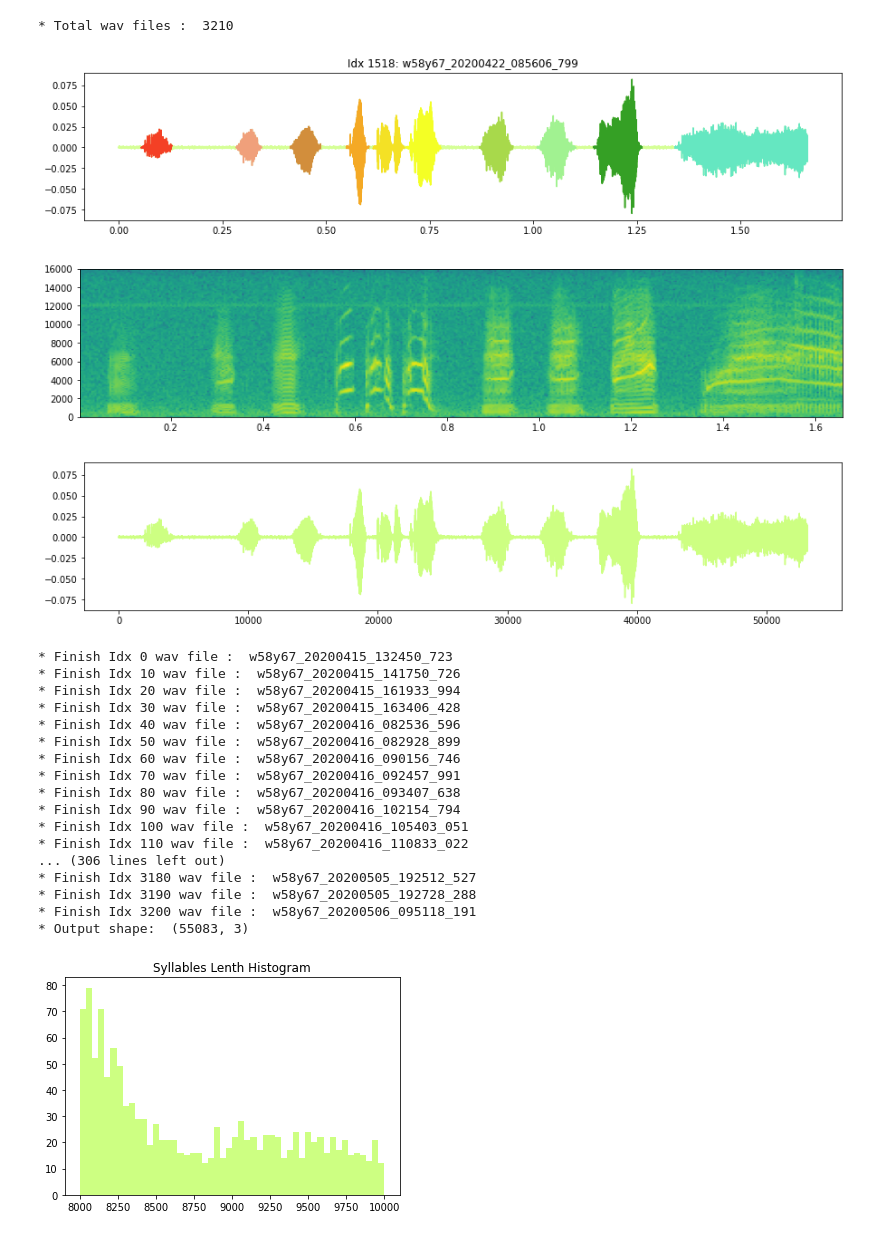
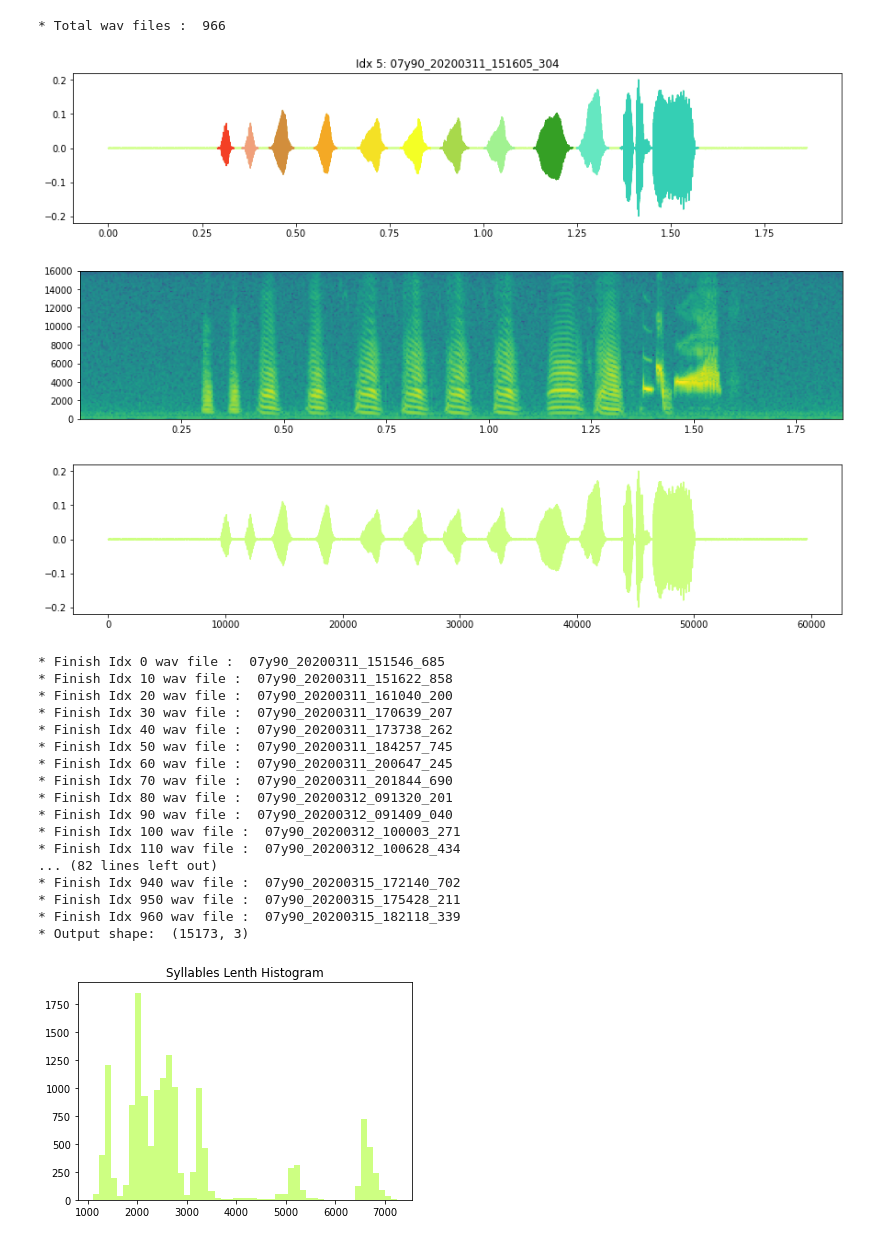
Before and after one commit to yebiny/Songbird-clusturing, a Jupyter notebook: 1-DataCleaning/DataCleaning.ipynb, the cells around one changed output. Saved outputs shown, nothing was run; the diff lists cells and outputs as text; code cells hidden in the pictures.

```diff
--- a/1-DataCleaning/DataCleaning.ipynb
+++ b/1-DataCleaning/DataCleaning.ipynb
@@ -6,41 +3,44 @@ save_path = './data/w58y67/prepro_0729'
+# %%
+data_path = '../0-Data/o7y90/org/'
+save_path = '../0-Data/o7y90/0731'
 # %%
 DC = DataClean(data_path)
 # %%
 wav_list = DC.wav_list
 print('* Total wav files : ', len(wav_list))
 # %% [output]
-* Total wav files :  3210
+* Total wav files :  966
 # %%
-DC.check_wav_img(1518)
+DC.check_wav_img(5)
 # %% [output]
-[figure, old version]
+[figure, new version]
-[figure, old version]
+[figure, new version]
-[figure, old version]
+[figure, new version]
 # %%
 syllable_list = DC.get_syllable_list(wav_list)
 print('* Output shape: ', syllable_list.shape)
 # %% [output]
-* Finish Idx 0 wav file :  w58y67_20200415_132450_723
-* Finish Idx 10 wav file :  w58y67_20200415_141750_726
-* Finish Idx 20 wav file :  w58y67_20200415_161933_994
-* Finish Idx 30 wav file :  w58y67_20200415_163406_428
-* Finish Idx 40 wav file :  w58y67_20200416_082536_596
-* Finish Idx 50 wav file :  w58y67_20200416_082928_899
-* Finish Idx 60 wav file :  w58y67_20200416_090156_746
-* Finish Idx 70 wav file :  w58y67_20200416_092457_991
-* Finish Idx 80 wav file :  w58y67_20200416_093407_638
-* Finish Idx 90 wav file :  w58y67_20200416_102154_794
-* Finish Idx 100 wav file :  w58y67_20200416_105403_051
-* Finish Idx 110 wav file :  w58y67_20200416_110833_022
-... (306 lines left out)
-* Finish Idx 3180 wav file :  w58y67_20200505_192512_527
-* Finish Idx 3190 wav file :  w58y67_20200505_192728_288
-* Finish Idx 3200 wav file :  w58y67_20200506_095118_191
-* Output shape:  (55083, 3)
+* Finish Idx 0 wav file :  07y90_20200311_151546_685
+* Finish Idx 10 wav file :  07y90_20200311_151622_858
+* Finish Idx 20 wav file :  07y90_20200311_161040_200
+* Finish Idx 30 wav file :  07y90_20200311_170639_207
+* Finish Idx 40 wav file :  07y90_20200311_173738_262
+* Finish Idx 50 wav file :  07y90_20200311_184257_745
+* Finish Idx 60 wav file :  07y90_20200311_200647_245
+* Finish Idx 70 wav file :  07y90_20200311_201844_690
+* Finish Idx 80 wav file :  07y90_20200312_091320_201
+* Finish Idx 90 wav file :  07y90_20200312_091409_040
+* Finish Idx 100 wav file :  07y90_20200312_100003_271
+* Finish Idx 110 wav file :  07y90_20200312_100628_434
+... (82 lines left out)
+* Finish Idx 940 wav file :  07y90_20200315_172140_702
+* Finish Idx 950 wav file :  07y90_20200315_175428_211
+* Finish Idx 960 wav file :  07y90_20200315_182118_339
+* Output shape:  (15173, 3)
 # %%
-hist_syllable_lenth(syllable_list[:,2], [8000, 10000])
+hist_syllable_lenth(syllable_list[:,2])
 # %% [output]
-[figure, old version]
+[figure, new version]
 # %%
 Ab=Abnormal(syllable_list, wav_list)
 # %%
```
Also changed, not shown: parts of 7 cells of this notebook, 3 other files.
